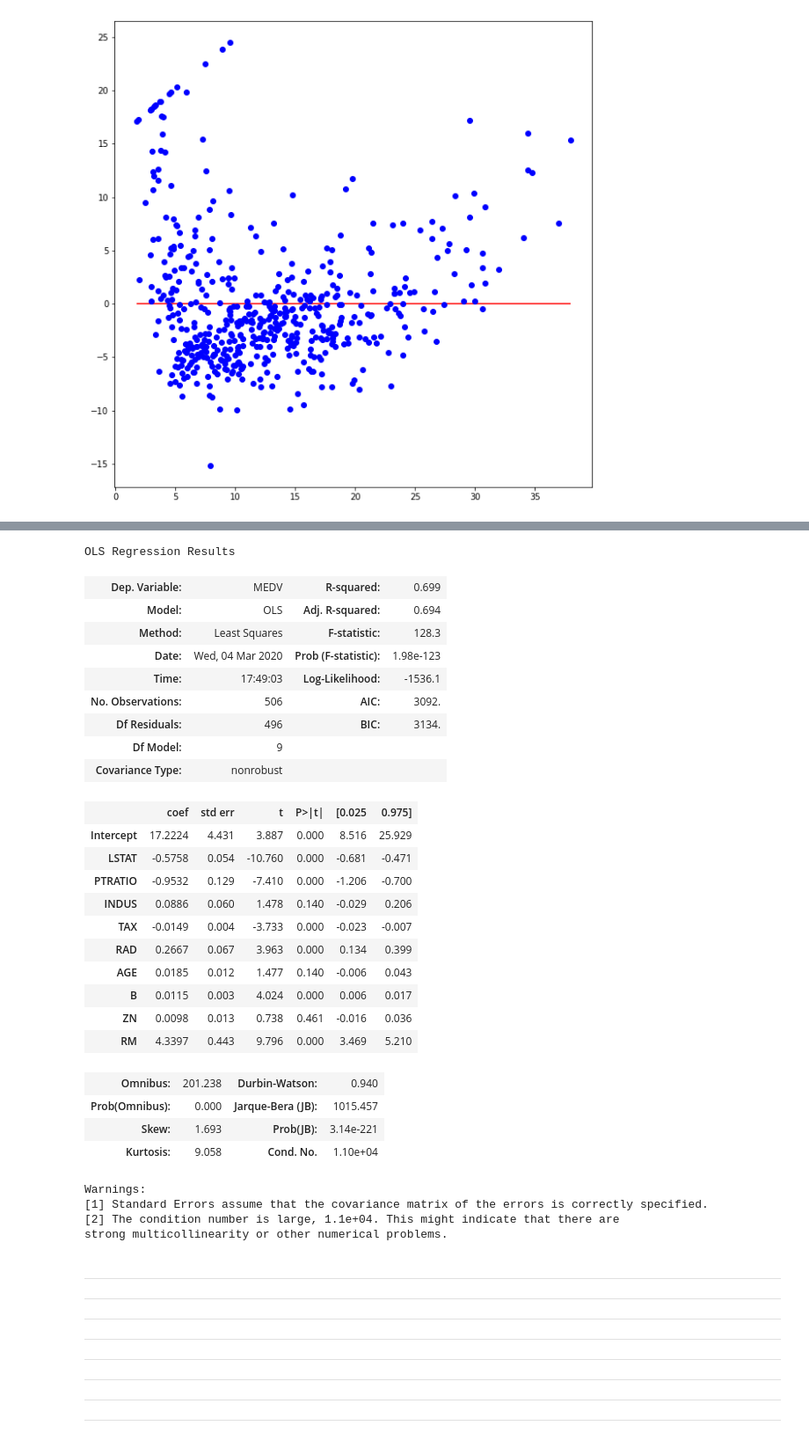
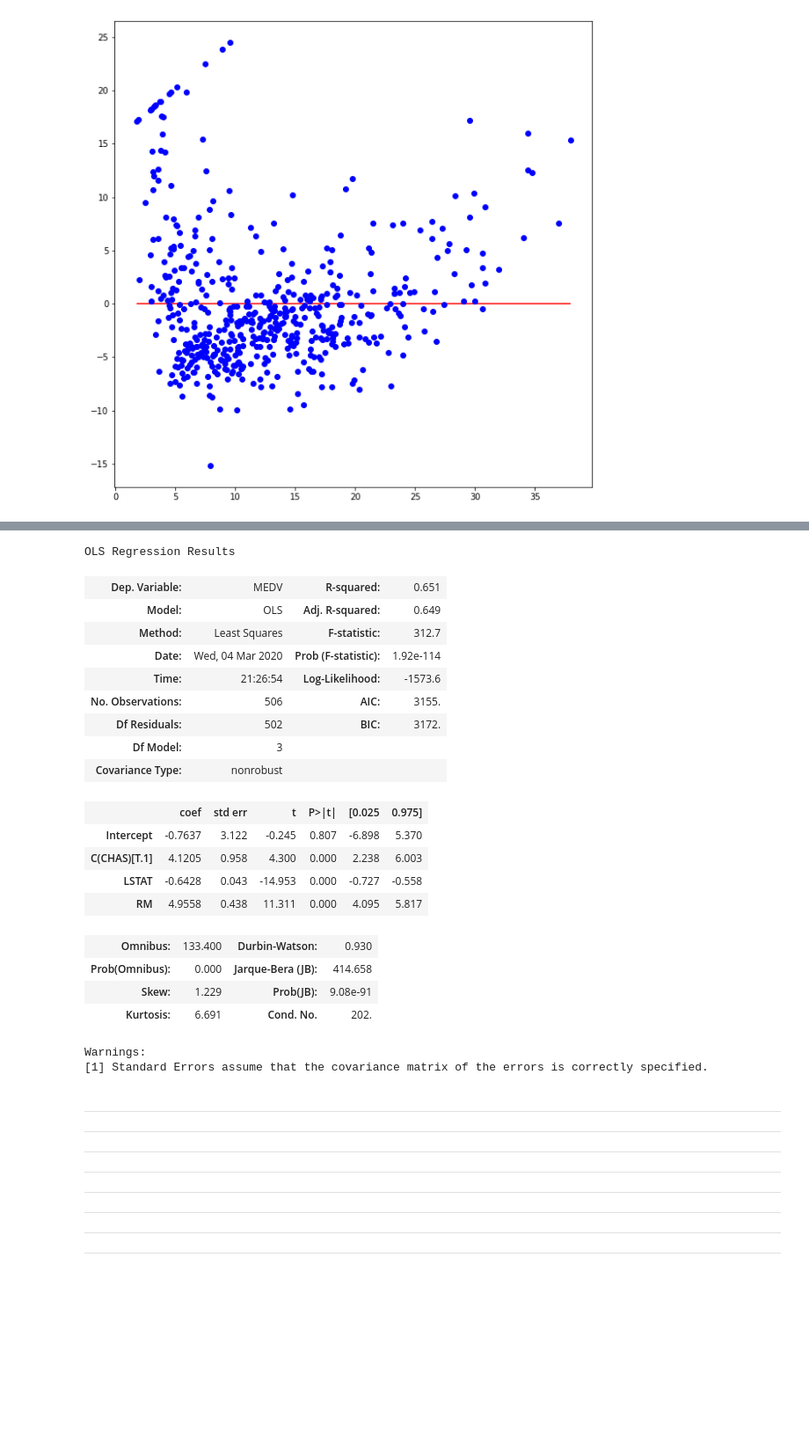
Before and after one commit to Sherwen2333/CSE353, a Jupyter notebook: cse353hw1.ipynb, the cells around one changed output, grey strips where cells are left out. Shown at 88% size. Cells and saved outputs as stored; diff of their text form; code cells hidden in the pictures; blank space fills up the shorter version.

```diff
--- a/cse353hw1.ipynb
+++ b/cse353hw1.ipynb
@@ -613,37 +561,29 @@ Warnings:
 # %%
-model = smf.ols('MEDV ~ LSTAT + PTRATIO + INDUS + TAX + RAD + AGE + B + ZN + RM', data=df)
+model = smf.ols('MEDV ~ LSTAT + RM + C(CHAS)', data=df)
 model = model.fit()
 model.summary()
 # %% [output]
 OLS Regression Results
-| Dep. Variable: | MEDV | R-squared: | 0.699 |
-| Model: | OLS | Adj. R-squared: | 0.694 |
-| Method: | Least Squares | F-statistic: | 128.3 |
-| Date: | Wed, 04 Mar 2020 | Prob (F-statistic): | 1.98e-123 |
-| Time: | 17:49:03 | Log-Likelihood: | -1536.1 |
-| No. Observations: | 506 | AIC: | 3092. |
-| Df Residuals: | 496 | BIC: | 3134. |
-| Df Model: | 9 |  |  |
+| Dep. Variable: | MEDV | R-squared: | 0.651 |
+| Model: | OLS | Adj. R-squared: | 0.649 |
+| Method: | Least Squares | F-statistic: | 312.7 |
+| Date: | Wed, 04 Mar 2020 | Prob (F-statistic): | 1.92e-114 |
+| Time: | 21:26:54 | Log-Likelihood: | -1573.6 |
+| No. Observations: | 506 | AIC: | 3155. |
+| Df Residuals: | 502 | BIC: | 3172. |
+| Df Model: | 3 |  |  |
 | Covariance Type: | nonrobust |  |  |
 |  | coef | std err | t | P>|t| | [0.025 | 0.975] |
-| Intercept | 17.2224 | 4.431 | 3.887 | 0.000 | 8.516 | 25.929 |
-| LSTAT | -0.5758 | 0.054 | -10.760 | 0.000 | -0.681 | -0.471 |
-| PTRATIO | -0.9532 | 0.129 | -7.410 | 0.000 | -1.206 | -0.700 |
-| INDUS | 0.0886 | 0.060 | 1.478 | 0.140 | -0.029 | 0.206 |
-| TAX | -0.0149 | 0.004 | -3.733 | 0.000 | -0.023 | -0.007 |
-| RAD | 0.2667 | 0.067 | 3.963 | 0.000 | 0.134 | 0.399 |
-| AGE | 0.0185 | 0.012 | 1.477 | 0.140 | -0.006 | 0.043 |
-| B | 0.0115 | 0.003 | 4.024 | 0.000 | 0.006 | 0.017 |
-| ZN | 0.0098 | 0.013 | 0.738 | 0.461 | -0.016 | 0.036 |
-| RM | 4.3397 | 0.443 | 9.796 | 0.000 | 3.469 | 5.210 |
+| Intercept | -0.7637 | 3.122 | -0.245 | 0.807 | -6.898 | 5.370 |
+| C(CHAS)[T.1] | 4.1205 | 0.958 | 4.300 | 0.000 | 2.238 | 6.003 |
+| LSTAT | -0.6428 | 0.043 | -14.953 | 0.000 | -0.727 | -0.558 |
+| RM | 4.9558 | 0.438 | 11.311 | 0.000 | 4.095 | 5.817 |
-| Omnibus: | 201.238 | Durbin-Watson: | 0.940 |
-| Prob(Omnibus): | 0.000 | Jarque-Bera (JB): | 1015.457 |
-| Skew: | 1.693 | Prob(JB): | 3.14e-221 |
-| Kurtosis: | 9.058 | Cond. No. | 1.10e+04 |
+| Omnibus: | 133.400 | Durbin-Watson: | 0.930 |
+| Prob(Omnibus): | 0.000 | Jarque-Bera (JB): | 414.658 |
+| Skew: | 1.229 | Prob(JB): | 9.08e-91 |
+| Kurtosis: | 6.691 | Cond. No. | 202. |
 Warnings:
 [1] Standard Errors assume that the covariance matrix of the errors is correctly specified.
-[2] The condition number is large, 1.1e+04. This might indicate that there are
-strong multicollinearity or other numerical problems.
 # %% [markdown]
 ---
 
```
Also changed, not shown: parts of 22 cells of this notebook.
